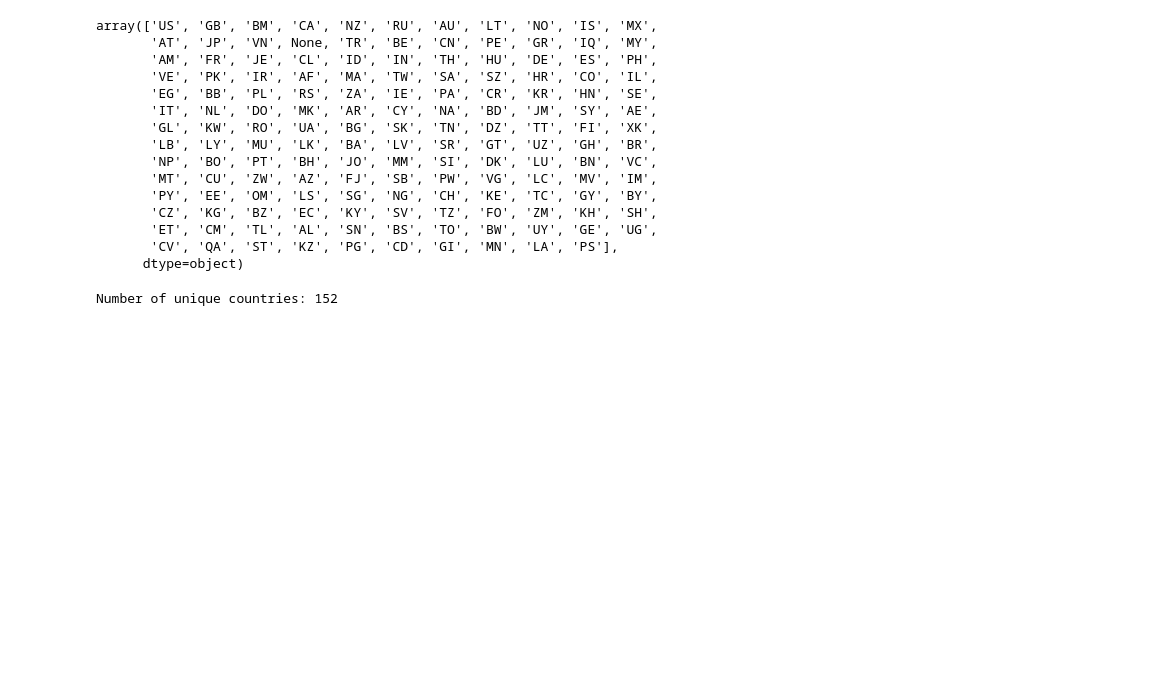
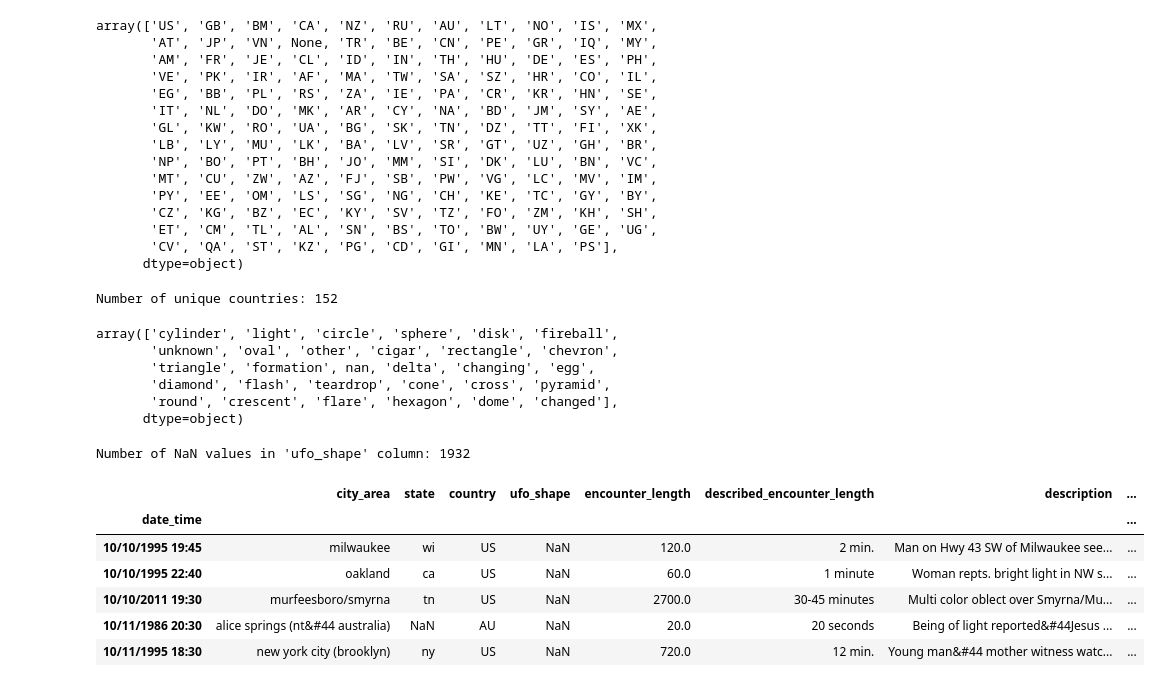
Before and after one commit to Louiszhong85/COMP40610-Information-Visualisation, a Jupyter notebook: Assignment 3/Data processing.ipynb, the cells around one changed output. Cells and saved outputs as stored; diff of their text form; code cells hidden in the pictures; blank space fills up the shorter version.

```diff
--- a/Assignment 3/Data processing.ipynb
+++ b/Assignment 3/Data processing.ipynb
@@ -90,3 +90,37 @@ print(f"Number of unique countries: {unique_country_count}")
 Number of unique countries: 152
 # %%
 data.to_csv('ufo_sightings.csv', sep=',', header=True, index=True,float_format = str)
+# %%
+import pandas as pd
+data = pd.read_csv('ufo_sightings.csv', index_col=0)
+unique_shape = data['ufo_shape'].unique()
+unique_shape
+# %% [output]
+array(['cylinder', 'light', 'circle', 'sphere', 'disk', 'fireball',
+       'unknown', 'oval', 'other', 'cigar', 'rectangle', 'chevron',
+       'triangle', 'formation', nan, 'delta', 'changing', 'egg',
+       'diamond', 'flash', 'teardrop', 'cone', 'cross', 'pyramid',
+       'round', 'crescent', 'flare', 'hexagon', 'dome', 'changed'],
+      dtype=object)
+# %%
+# Count NaN values in 'ufo_shape' column
+ufo_shape_nan_count = data['ufo_shape'].isna().sum()
+
+# Print the count of NaN values
+print(f"Number of NaN values in 'ufo_shape' column: {ufo_shape_nan_count}")
+# %% [output]
+Number of NaN values in 'ufo_shape' column: 1932
+# %%
+# Display rows with NaN values in 'ufo_shape' column
+ufo_shape_nan_rows = data[data['ufo_shape'].isna()]
+
+# Print the rows with NaN values in the 'ufo_shape' column
+ufo_shape_nan_rows.head()
+# %% [output]
+|  | city_area | state | country | ufo_shape | encounter_length | described_encounter_length | description | ... |
+| date_time |  |  |  |  |  |  |  | ... |
+| 10/10/1995 19:45 | milwaukee | wi | US | NaN | 120.0 | 2 min. | Man on Hwy 43 SW of Milwaukee see... | ... |
+| 10/10/1995 22:40 | oakland | ca | US | NaN | 60.0 | 1 minute | Woman repts. bright light in NW s... | ... |
+| 10/10/2011 19:30 | murfeesboro/smyrna | tn | US | NaN | 2700.0 | 30-45 minutes | Multi color oblect over Smyrna/Mu... | ... |
+| 10/11/1986 20:30 | alice springs (nt&#44 australia) | NaN | AU | NaN | 20.0 | 20 seconds | Being of light reported&#44Jesus ... | ... |
+| 10/11/1995 18:30 | new york city (brooklyn) | ny | US | NaN | 720.0 | 12 min. | Young man&#44 mother witness watc... | ... |
```
Also changed, not shown: parts of 11 cells of this notebook.
